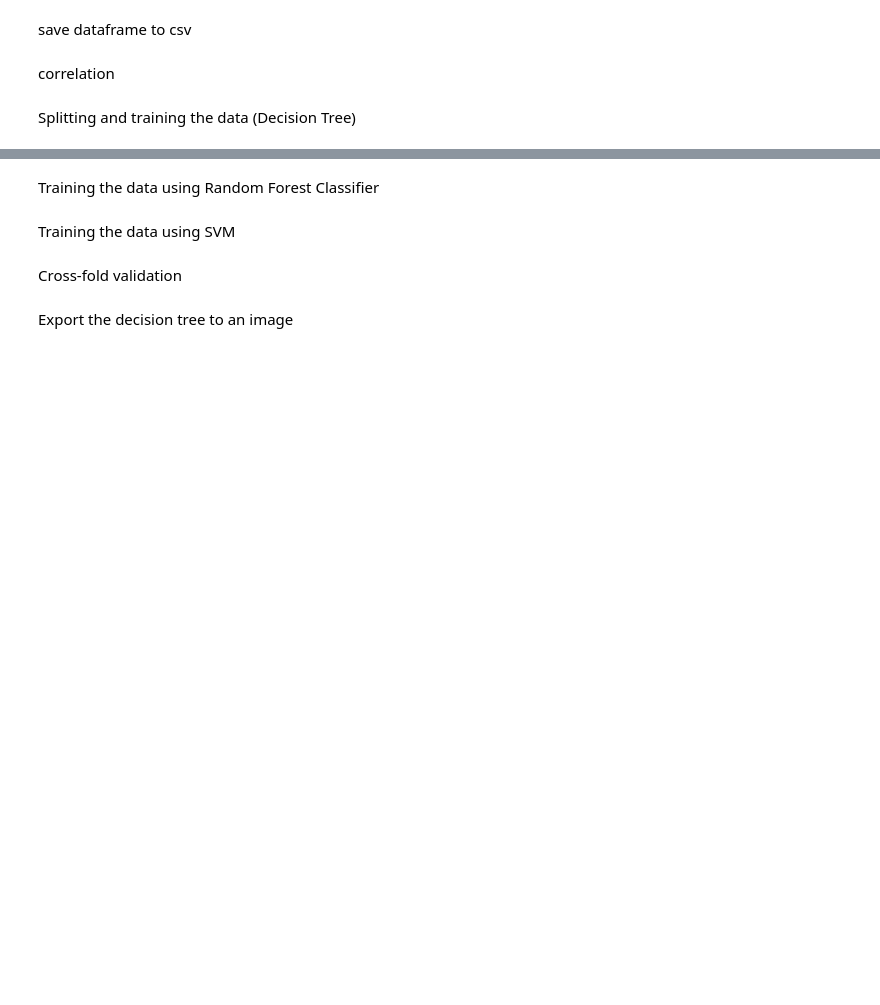
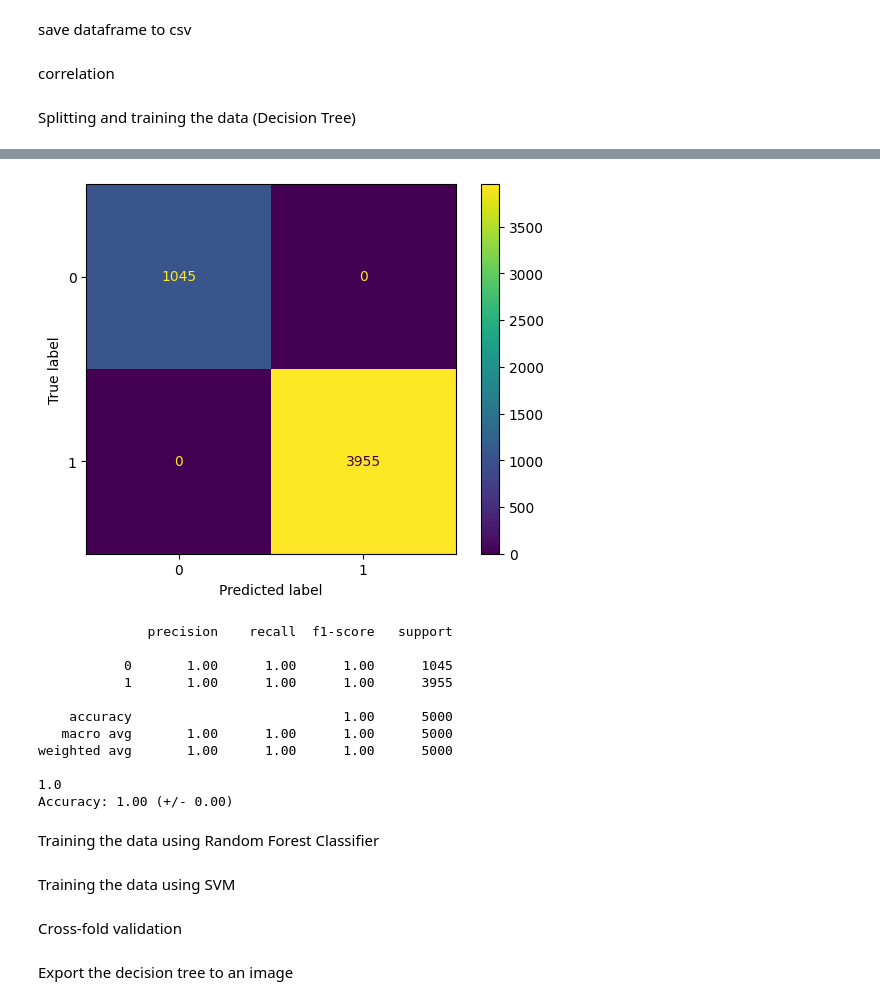
Before and after one commit to noctwilliam/fyp-data, a Jupyter notebook: data.ipynb, the cells around one changed output, grey strips where cells are left out. Saved outputs shown, nothing was run; the diff lists cells and outputs as text; code cells hidden in the pictures; blank space fills up the shorter version.

```diff
--- a/data.ipynb
+++ b/data.ipynb
@@ -121,3 +269,44 @@ joblib.dump(dt, 'decision_tree_model.pkl')
+# %%
+# Split the data into training and testing sets
+# 20% of the data will be used for testing
+from sklearn.metrics import accuracy_score
+X_train, X_test, y_train, y_test = train_test_split(df_without_target, df['SEVERITY'], test_size=0.2, random_state=42)
+
+dt = DecisionTreeClassifier()
+
+def evaluate_model(y_true, y_pred):
+	# Calculate and print confusion matrix plot
+	disp = ConfusionMatrixDisplay(confusion_matrix=confusion_matrix(y_true, y_pred))
+	disp.plot()
+	plt.show()
+	# Calculate and print the classification report
+	report = classification_report(y_true, y_pred)
+	print(report)
+	print(accuracy_score(y_test, y_pred))
+
+dt.fit(X_train, y_train)
+y_pred = dt.predict(X_test)
+evaluate_model(y_test, y_pred)
+# Measure the accuracy of the model
+
+from sklearn.model_selection import cross_val_score
+
+# Assuming clf is your decision tree model
+scores = cross_val_score(dt, df_without_target, df['SEVERITY'], cv=5)
+print("Accuracy: %0.2f (+/- %0.2f)" % (scores.mean(), scores.std() * 2))
+# %% [output]
+[figure, added]
+              precision    recall  f1-score   support
+
+           0       1.00      1.00      1.00      1045
+           1       1.00      1.00      1.00      3955
+
+    accuracy                           1.00      5000
+   macro avg       1.00      1.00      1.00      5000
+weighted avg       1.00      1.00      1.00      5000
+
+1.0
+Accuracy: 1.00 (+/- 0.00)
 # %% [markdown]
 Training the data using Random Forest Classifier
 # %%
```
Also changed, not shown: parts of 18 cells of this notebook, 2 other files.
